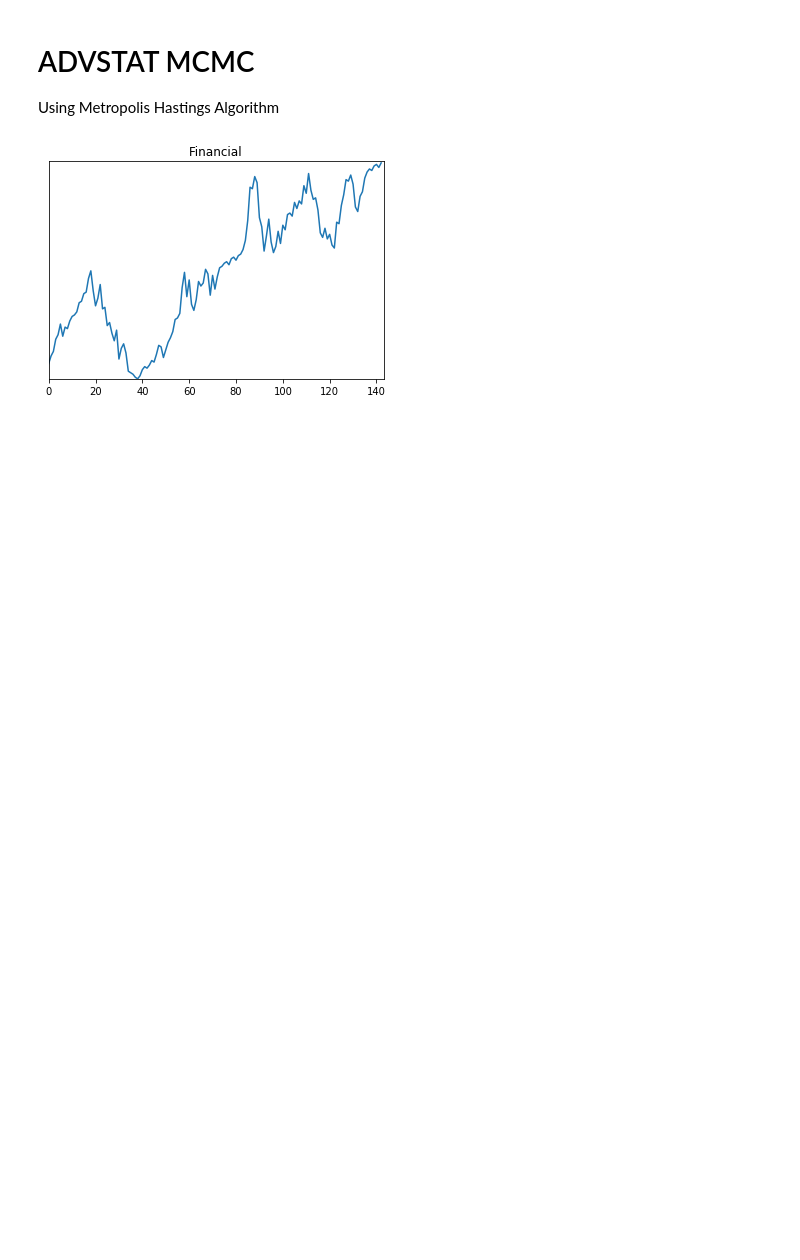
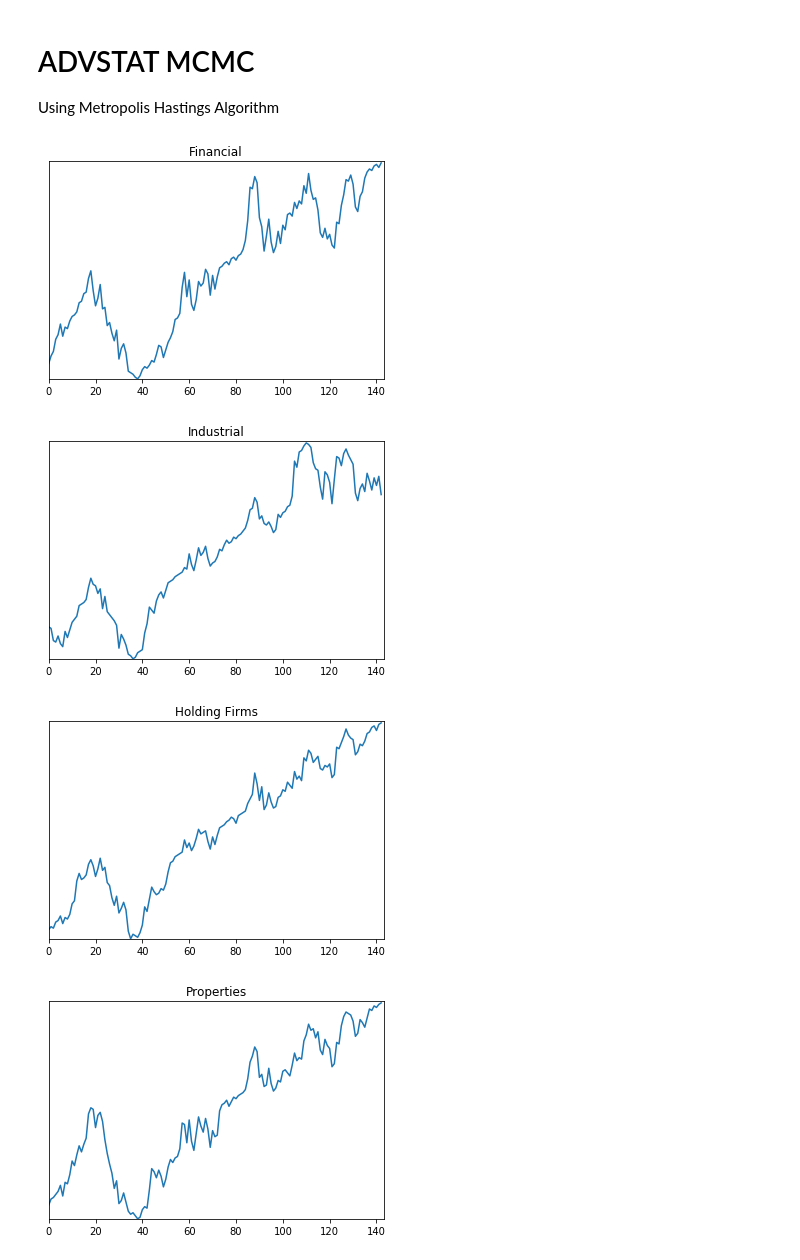
Before and after one commit to DwardTiro/ADVSTAT_MCMC, a Jupyter notebook: ADVSTAT MCMC.ipynb, the cells around one changed output. Saved outputs shown, nothing was run; the diff lists cells and outputs as text; code cells hidden in the pictures; blank space fills up the shorter version.

```diff
--- a/ADVSTAT MCMC.ipynb
+++ b/ADVSTAT MCMC.ipynb
@@ -10,7 +10,7 @@ import csv
 # %%
 posterior = 0
 prior = 0
-#create rand variable
+
 financials = []
 industrials = []
 holfirms = []
@@ -29,35 +29,50 @@ with open('stock.csv') as csvfile:
         propty.append(row[3])
         services.append(row[4])
         minoil.append(row[5])
         xaxis.append(xnum)
         xnum = xnum + 1
         #print(row[0])
 
 
 
 #plt.figure(figsize=(20,50))
 plt.plot(xaxis, financials)
 plt.title('Financial')
 plt.yticks([])
 plt.axis([0, 143, 0, 143])
 plt.show()
 
-plt.plot(xaxis, financials)
+plt.plot(xaxis, industrials)
 plt.title('Industrial')
 plt.yticks([])
 plt.axis([0, 143, 0, 143])
 plt.show()
 
-plt.plot(xaxis, financials)
-plt.title('Financial')
+plt.plot(xaxis, holfirms)
+plt.title('Holding Firms')
 plt.yticks([])
 plt.axis([0, 143, 0, 143])
 plt.show()
 
-plt.plot(xaxis, financials)
-plt.title('Financial')
+plt.plot(xaxis, propty)
+plt.title('Properties')
 plt.yticks([])
 plt.axis([0, 143, 0, 143])
 plt.show()
+
+plt.plot(xaxis, services)
+plt.title('Services')
+plt.yticks([])
+plt.axis([0, 143, 0, 143])
+plt.show()
+
+plt.plot(xaxis, minoil)
+plt.title('Mining & Oil')
+plt.yticks([])
+plt.axis([0, 143, 0, 143])
+plt.show()
 # %% [output]
 [figure]
+[figure, added]
+[figure, added]
+[figure, added]
```
Also changed, not shown: parts of 2 cells of this notebook.
